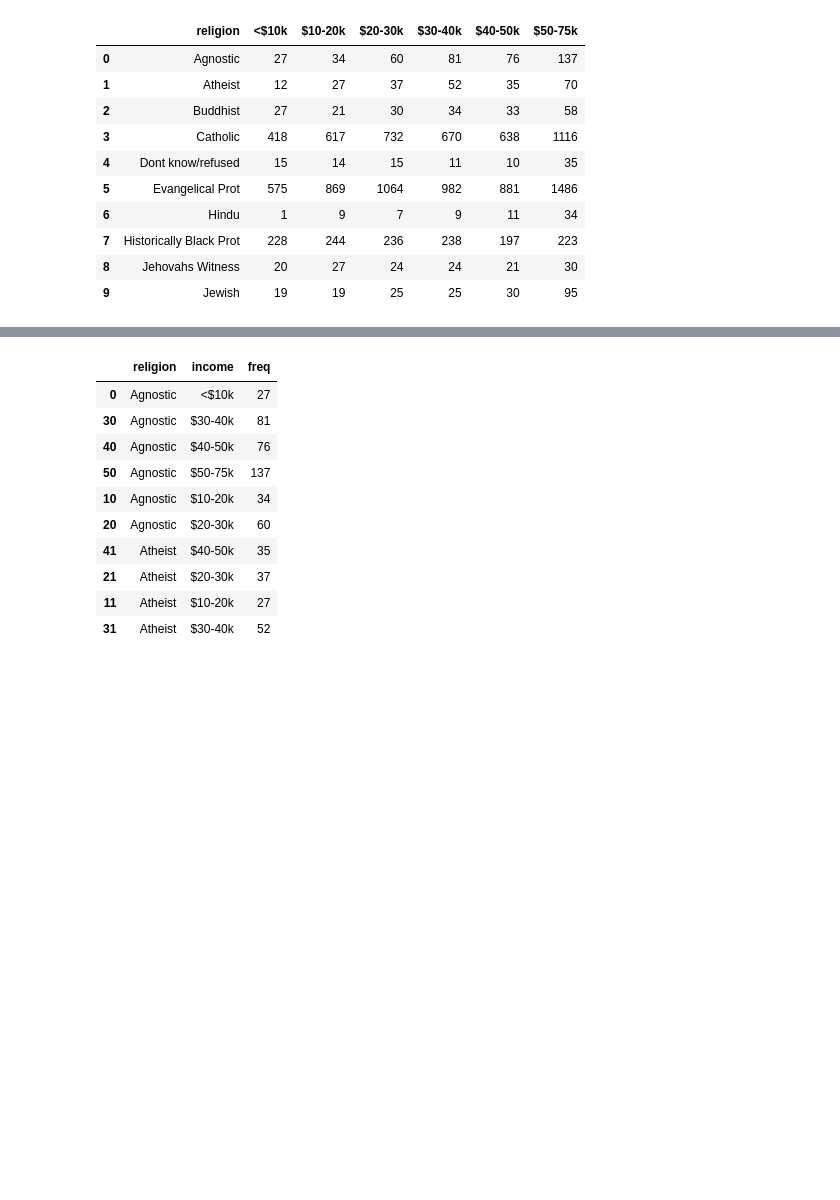
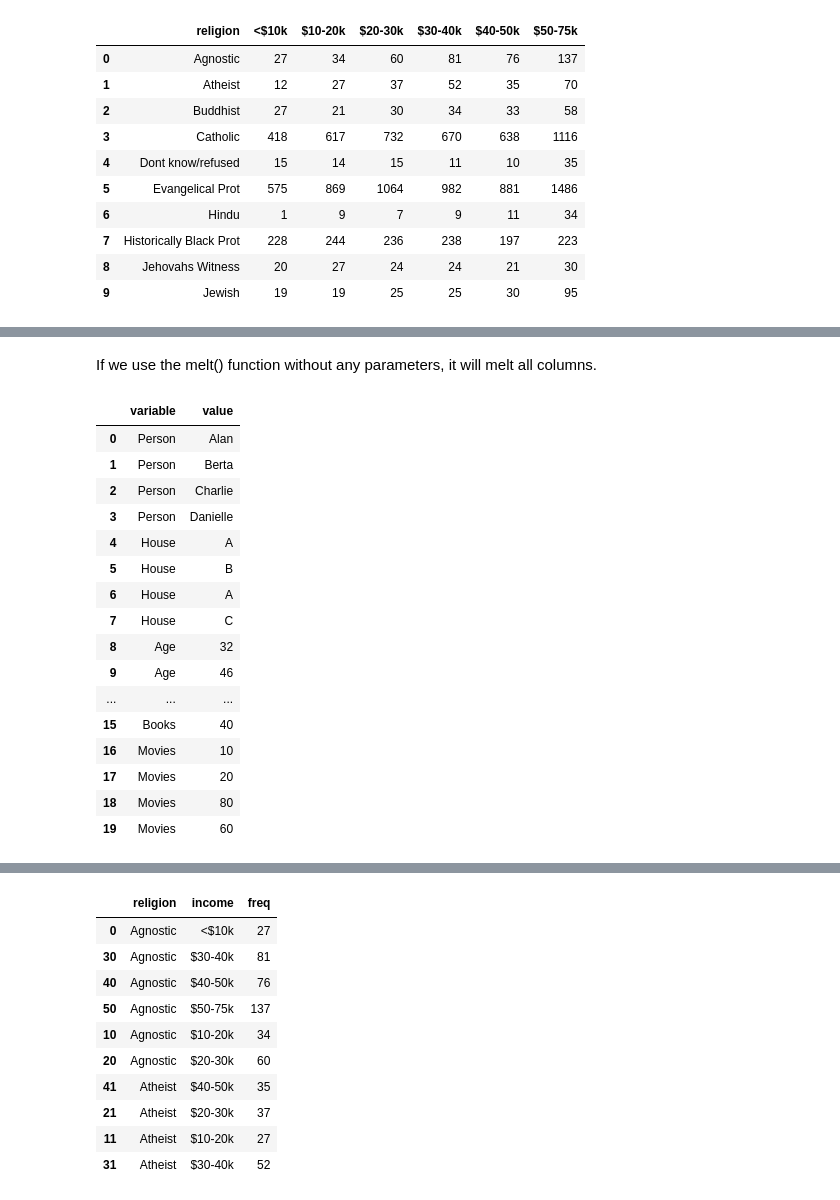
Before and after one commit to Larripa/DATA-271, a Jupyter notebook: Tidy Data/Tidy Data.ipynb, the cells around one changed output, grey strips where cells are left out. Saved outputs shown, nothing was run; the diff lists cells and outputs as text; code cells hidden in the pictures; blank space fills up the shorter version.

```diff
--- a/Tidy Data/Tidy Data.ipynb
+++ b/Tidy Data/Tidy Data.ipynb
@@ -93,0 +113,25 @@ We also will sort the DataFrame alphabeticall on the variable religion.
+# %% [markdown]
+If we use the melt() function without any parameters, it will melt all columns.
+# %%
+# Melting the DataFrame from wide to long format:
+# without specifying any parameters:
+
+data_wide.melt()
+# %% [output]
+|  | variable | value |
+| 0 | Person | Alan |
+| 1 | Person | Berta |
+| 2 | Person | Charlie |
+| 3 | Person | Danielle |
+| 4 | House | A |
+| 5 | House | B |
+| 6 | House | A |
+| 7 | House | C |
+| 8 | Age | 32 |
+| 9 | Age | 46 |
+| ... | ... | ... |
+| 15 | Books | 40 |
+| 16 | Movies | 10 |
+| 17 | Movies | 20 |
+| 18 | Movies | 80 |
+| 19 | Movies | 60 |
```
Also changed, not shown: parts of 14 cells of this notebook.
